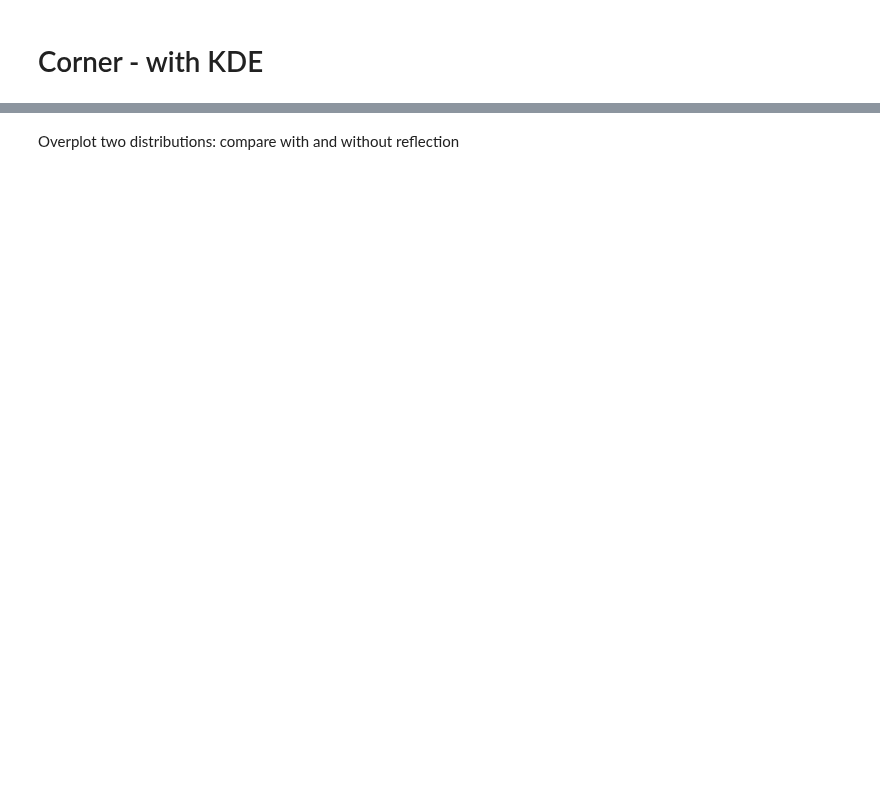
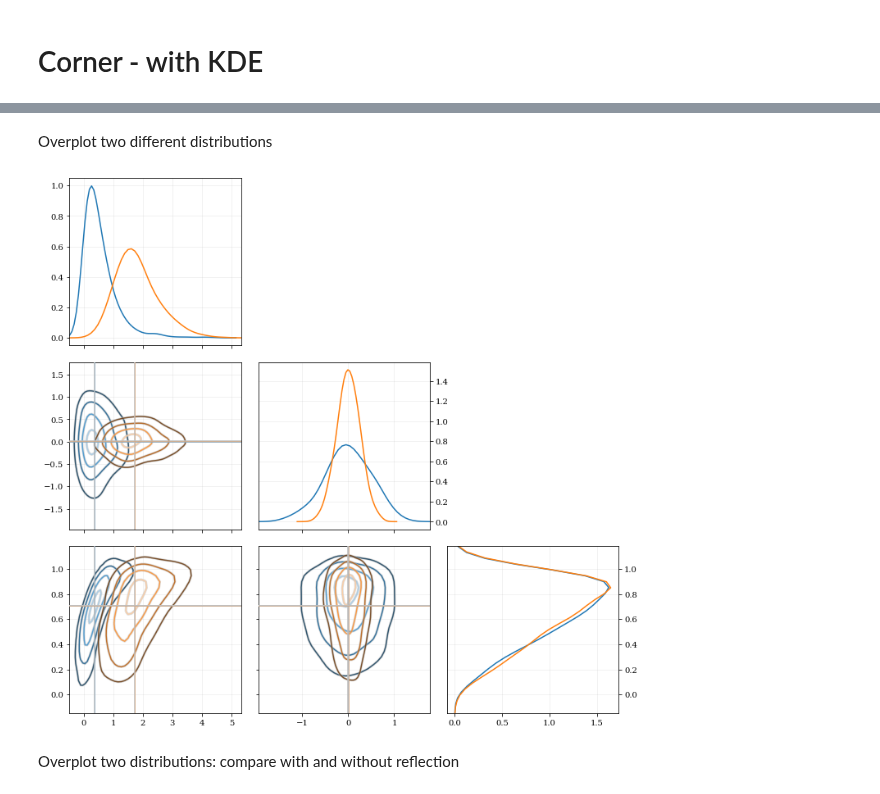
Before and after one commit to lzkelley/kalepy, a Jupyter notebook: notebooks/plotting.ipynb, the cells around one changed output, grey strips where cells are left out. Saved outputs shown, nothing was run; the diff lists cells and outputs as text; code cells hidden in the pictures; blank space fills up the shorter version.

```diff
--- a/notebooks/plotting.ipynb
+++ b/notebooks/plotting.ipynb
@@ -224,3 +244,16 @@ kale.plot_kde(data);
+# %% [markdown]
+Overplot two different distributions
+# %%
+# Generate random-ish data
+data1 = kale.utils._random_data_3d_03(par=[0.0, 0.5], cov=0.05)
+data2 = kale.utils._random_data_3d_03(par=[1.0, 0.25], cov=0.5)
+
+corner = kale.Corner(3)
+
+corner.clean(data1);
+corner.clean(data2);
+# %% [output]
+[figure, added]
 # %% [markdown]
 Overplot two distributions: compare with and without reflection
 # %%
```
Also changed, not shown: parts of 15 cells of this notebook, 2 other files.
